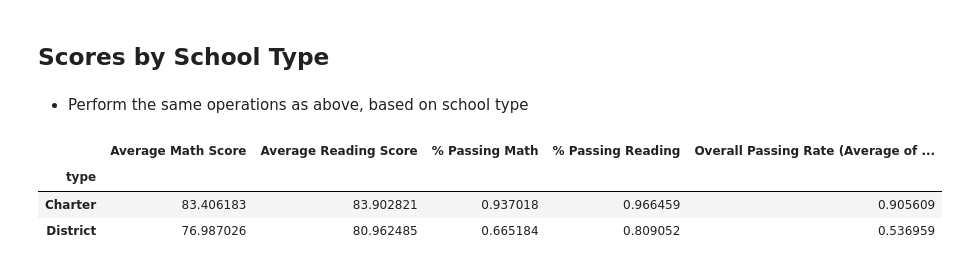
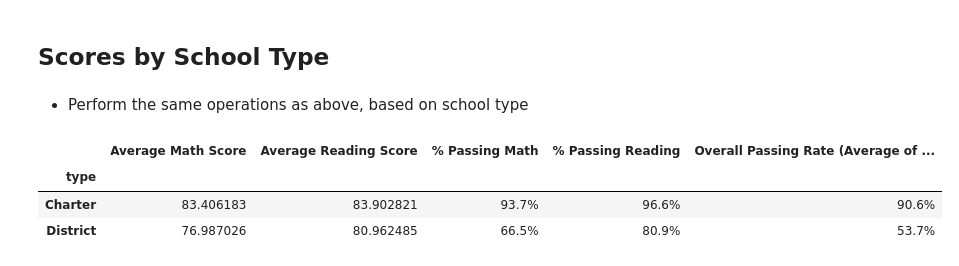
Before and after one commit to annarischitelli/Pandas-challenge, a Jupyter notebook: PyCitySchools_complete/PyCitySchools_Anna.ipynb, the cells around one changed output. Drawn from its saved outputs; the diff is of its cells as text; code cells hidden in the pictures.

```diff
--- a/PyCitySchools_complete/PyCitySchools_Anna.ipynb
+++ b/PyCitySchools_complete/PyCitySchools_Anna.ipynb
@@ -566,25 +571,29 @@ size_groups.mean().loc[:,['Average Math Score','Average Reading Score', '% Passi
 # %%
 #Type of school
 school_type = school_data_complete.groupby('type')
 
 #Calculate scores
 avg_math = school_type['math_score'].mean()
 avg_read = school_type['reading_score'].mean()
 pass_math = school_data_complete[school_data_complete['math_score'] >69].groupby('type')['Student ID'].count()/school_type['Student ID'].count()
 pass_read = school_data_complete[school_data_complete['reading_score'] >69].groupby('type')['Student ID'].count()/school_type['Student ID'].count()
 pass_overall = school_data_complete[(school_data_complete['reading_score'] >69) & (school_data_complete['math_score'] >69)].groupby('type')['Student ID'].count()/school_type['Student ID'].count()
 
 #Build dataframe
 score_by_school_type = pd.DataFrame({
     "Average Math Score": avg_math,
     "Average Reading Score": avg_read,
     "% Passing Math": pass_math,
     "% Passing Reading": pass_read,
     "Overall Passing Rate (Average of above two)": pass_overall
 })
-score_by_school_type
+score_by_school_type.style.format({
+    "% Passing Math": "{:.1%}",
+    '% Passing Reading': "{:.1%}",
+    'Overall Passing Rate (Average of above two)': "{:.1%}",
+})
 # %% [output]
 |  | Average Math Score | Average Reading Score | % Passing Math | % Passing Reading | Overall Passing Rate (Average of ... |
 | type |  |  |  |  |  |
-| Charter | 83.406183 | 83.902821 | 0.937018 | 0.966459 | 0.905609 |
-| District | 76.987026 | 80.962485 | 0.665184 | 0.809052 | 0.536959 |
+| Charter | 83.406183 | 83.902821 | 93.7% | 96.6% | 90.6% |
+| District | 76.987026 | 80.962485 | 66.5% | 80.9% | 53.7% |
```
Also changed, not shown: parts of 1 cell of this notebook.
